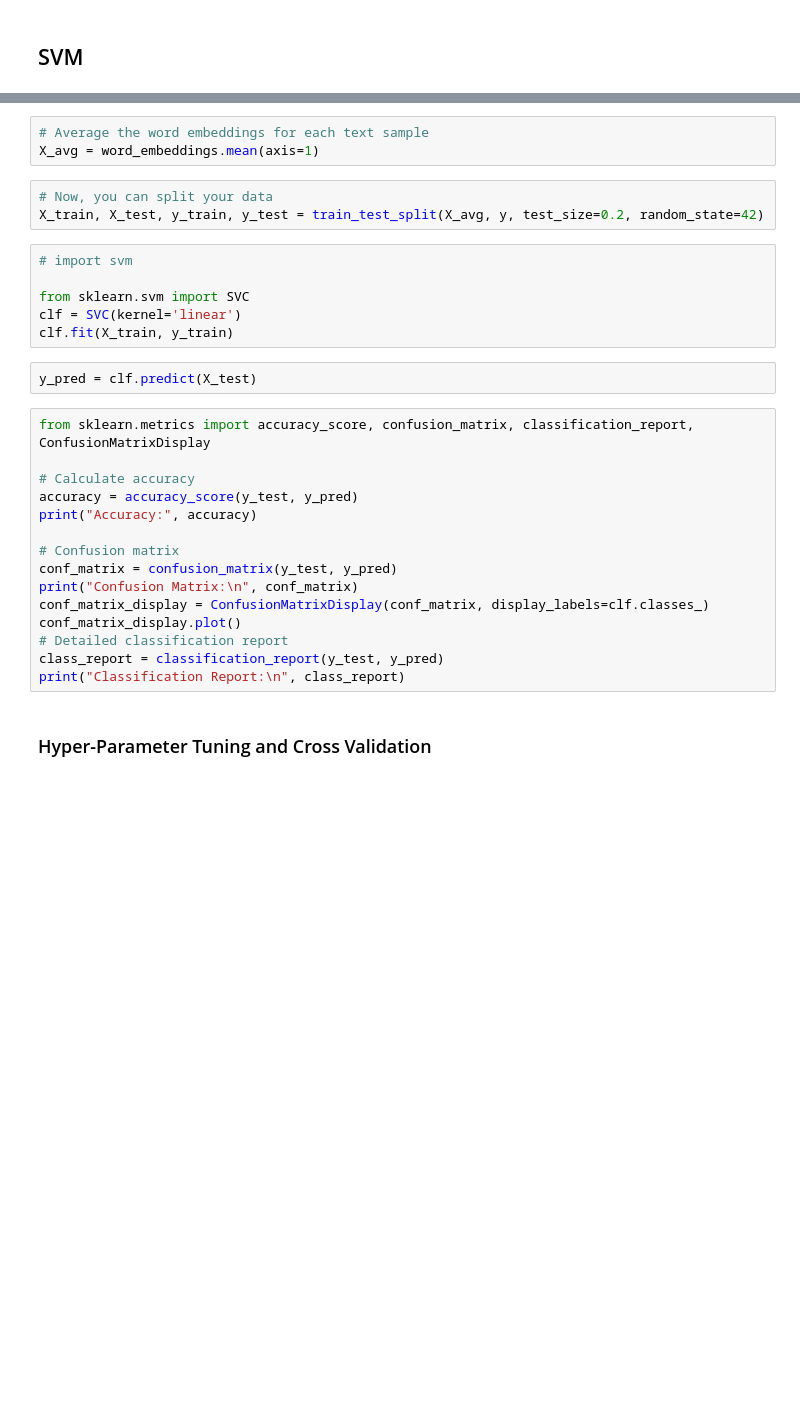
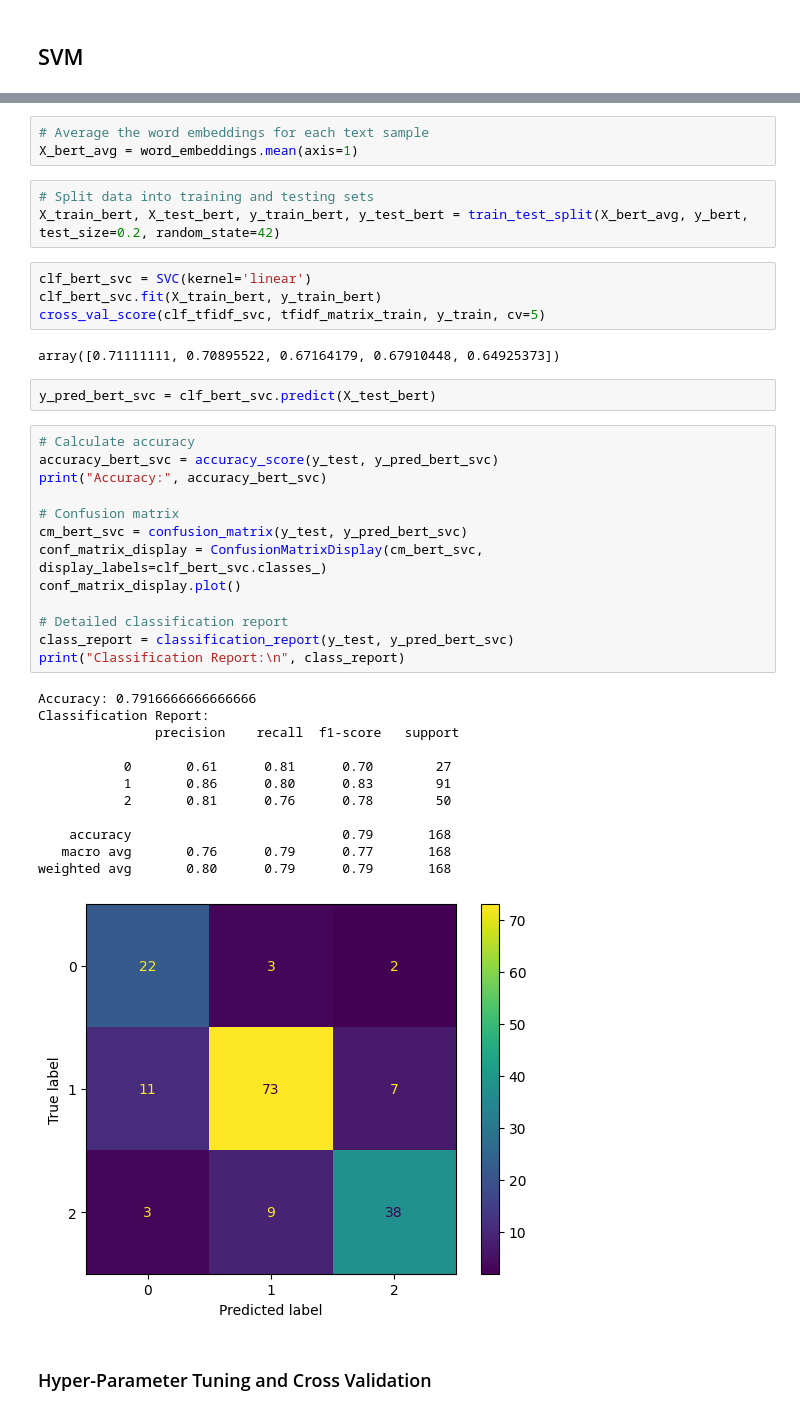
Before and after one commit to coachlivinglegend/PROG8245Project, a Jupyter notebook: Documentation.ipynb, the cells around one changed output, grey strips where cells are left out. Drawn from its saved outputs; the diff is of its cells as text; blank space fills up the shorter version.

```diff
--- a/Documentation.ipynb
+++ b/Documentation.ipynb
@@ -780,32 +852,43 @@ X_train, X_test, y_train, y_test = train_test_split(word_embeddings, y, test_siz
 # %%
 # Average the word embeddings for each text sample
-X_avg = word_embeddings.mean(axis=1)
+X_bert_avg = word_embeddings.mean(axis=1)
-# %%
-# Now, you can split your data
-X_train, X_test, y_train, y_test = train_test_split(X_avg, y, test_size=0.2, random_state=42)
-# %%
-# import svm
-
-from sklearn.svm import SVC
-clf = SVC(kernel='linear')
-clf.fit(X_train, y_train)
-# %%
-y_pred = clf.predict(X_test)
+# %%
+# Split data into training and testing sets
+X_train_bert, X_test_bert, y_train_bert, y_test_bert = train_test_split(X_bert_avg, y_bert, test_size=0.2, random_state=42)
+# %%
+clf_bert_svc = SVC(kernel='linear')
+clf_bert_svc.fit(X_train_bert, y_train_bert)
+cross_val_score(clf_tfidf_svc, tfidf_matrix_train, y_train, cv=5)
+# %% [output]
+array([0.71111111, 0.70895522, 0.67164179, 0.67910448, 0.64925373])
+# %%
+y_pred_bert_svc = clf_bert_svc.predict(X_test_bert)
 # %%
-from sklearn.metrics import accuracy_score, confusion_matrix, classification_report, ConfusionMatrixDisplay
-
 # Calculate accuracy
-accuracy = accuracy_score(y_test, y_pred)
-print("Accuracy:", accuracy)
+accuracy_bert_svc = accuracy_score(y_test, y_pred_bert_svc)
+print("Accuracy:", accuracy_bert_svc)
 
 # Confusion matrix
-conf_matrix = confusion_matrix(y_test, y_pred)
-print("Confusion Matrix:\n", conf_matrix)
-conf_matrix_display = ConfusionMatrixDisplay(conf_matrix, display_labels=clf.classes_)
+cm_bert_svc = confusion_matrix(y_test, y_pred_bert_svc)
+conf_matrix_display = ConfusionMatrixDisplay(cm_bert_svc, display_labels=clf_bert_svc.classes_)
 conf_matrix_display.plot()
+
 # Detailed classification report
-class_report = classification_report(y_test, y_pred)
+class_report = classification_report(y_test, y_pred_bert_svc)
 print("Classification Report:\n", class_report)
+# %% [output]
+Accuracy: 0.7916666666666666
+Classification Report:
+               precision    recall  f1-score   support
+
+           0       0.61      0.81      0.70        27
+           1       0.86      0.80      0.83        91
+           2       0.81      0.76      0.78        50
+
+    accuracy                           0.79       168
+   macro avg       0.76      0.79      0.77       168
+weighted avg       0.80      0.79      0.79       168
+[figure, added]
 # %% [markdown]
 ### Hyper-Parameter Tuning and Cross Validation
 # %%
```
Also changed, not shown: parts of 105 cells of this notebook, 8 other files.
